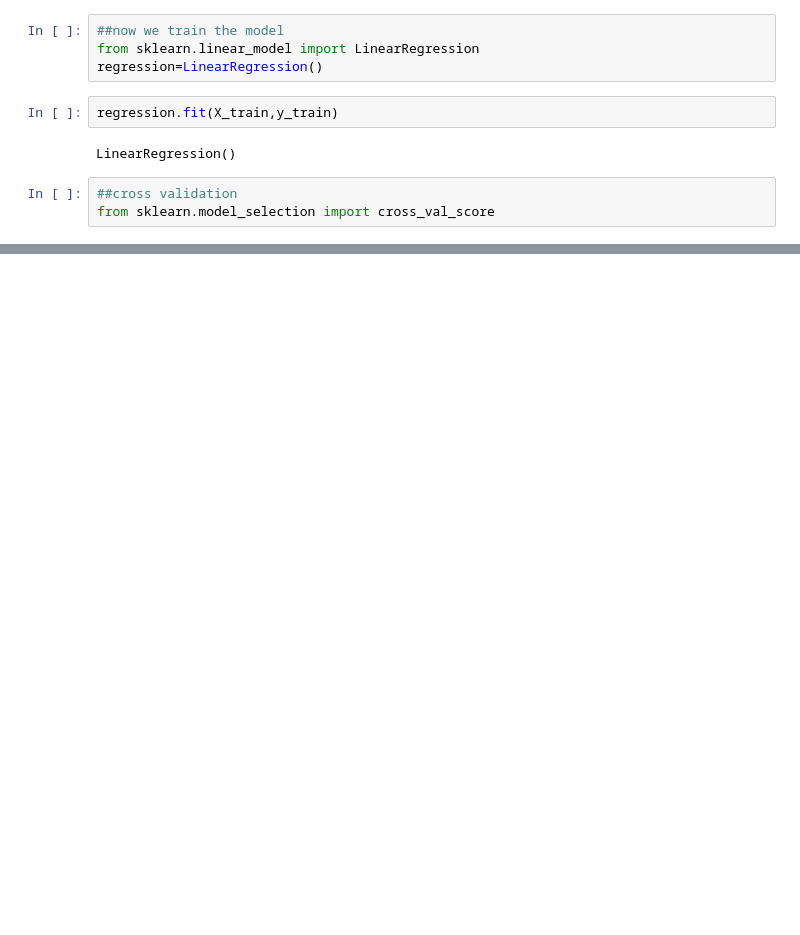
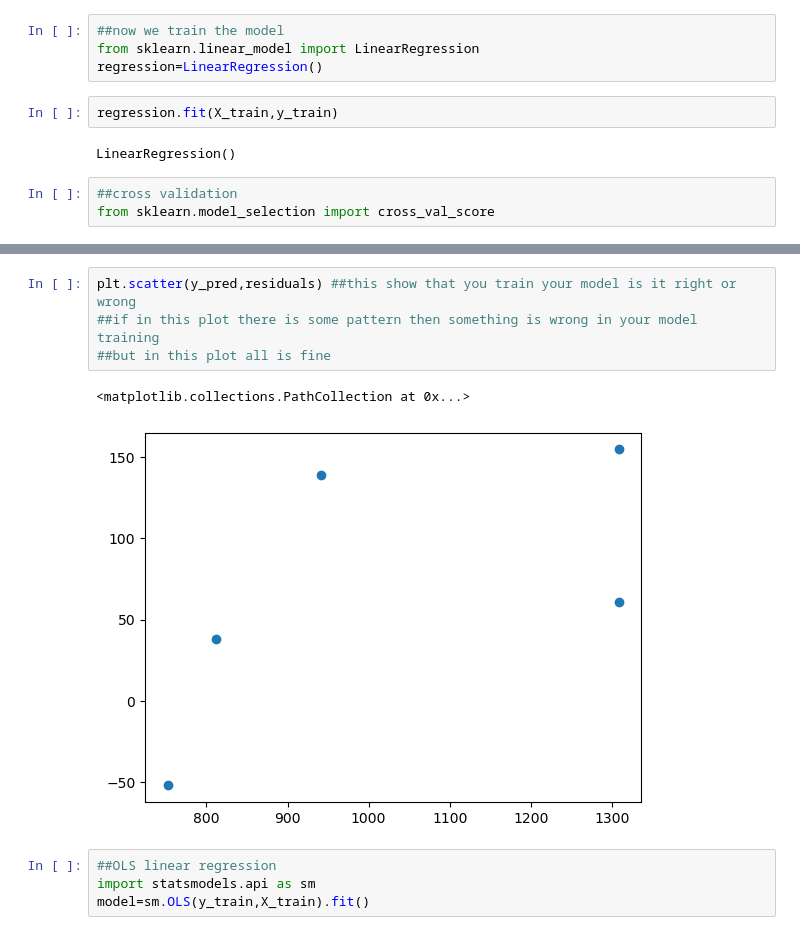
Before and after one commit to lakshay5750/XYZ, a Jupyter notebook: linear_regression/mutiple_regression_economy_dataset.ipynb, the cells around one changed output, grey strips where cells are left out. Cells and saved outputs as stored; diff of their text form; blank space fills up the shorter version.

```diff
--- a/linear_regression/mutiple_regression_economy_dataset.ipynb
+++ b/linear_regression/mutiple_regression_economy_dataset.ipynb
@@ -139,0 +192,11 @@ from sklearn.model_selection import cross_val_score
+# %%
+plt.scatter(y_pred,residuals) ##this show that you train your model is it right or wrong
+##if in this plot there is some pattern then something is wrong in your model training
+##but in this plot all is fine
+# %% [output]
+<matplotlib.collections.PathCollection at 0x...>
+[figure, added]
+# %%
+##OLS linear regression
+import statsmodels.api as sm
+model=sm.OLS(y_train,X_train).fit()
```
Also changed, not shown: parts of 16 cells of this notebook, 9 other files.
